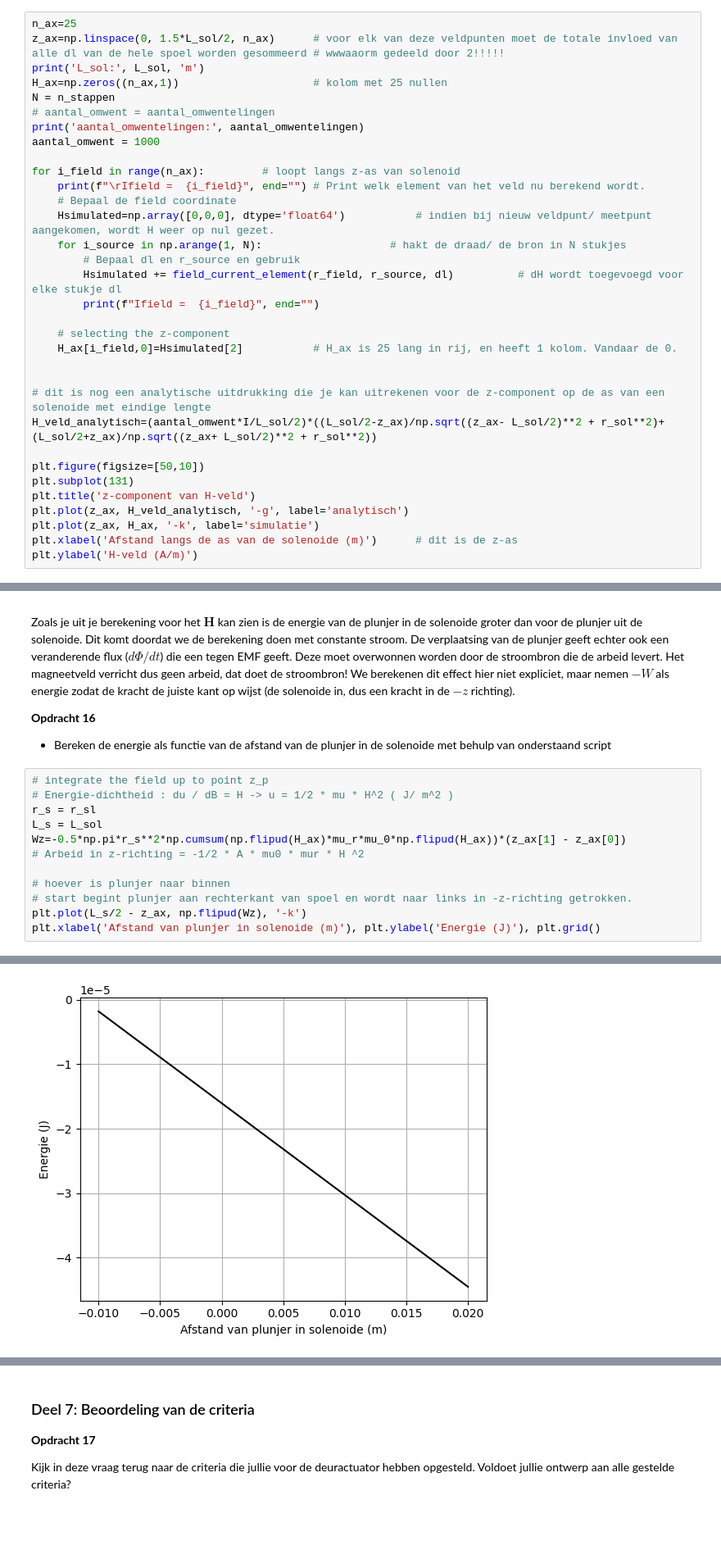
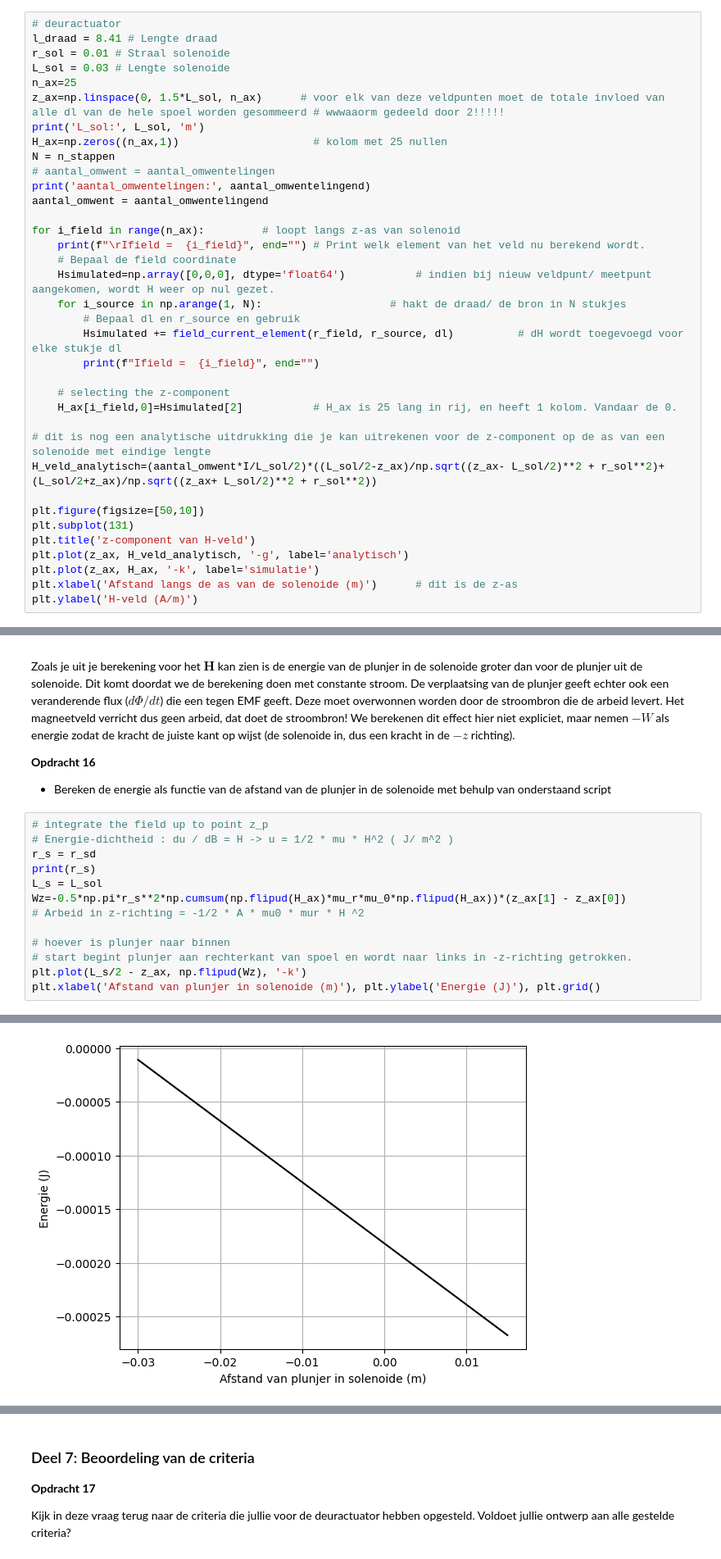
Before and after one commit to ElineSerpenti/opdrachten-DEF-D.EALSerpenti, a Jupyter notebook: Digital ontwerpopdracht 2/2KrachtactuatorOpdracht/KrachtactuatorOpdracht.ipynb, the cells around one changed output, grey strips where cells are left out. Shown at 82% size. Cells and saved outputs as stored; diff of their text form; blank space fills up the shorter version.

```diff
--- a/Digital ontwerpopdracht 2/2KrachtactuatorOpdracht/KrachtactuatorOpdracht.ipynb
+++ b/Digital ontwerpopdracht 2/2KrachtactuatorOpdracht/KrachtactuatorOpdracht.ipynb
@@ -835,14 +835,18 @@ Omdat onze solenoide niet oneindig lang is zal het veld in de solenoide niet uni
 
 Bereken de $z$-component van het $\mathbf{H}$-veld op de as van de solenoide over het interval $z \in [0, 1.5L_s]$ in 25 stappen. Je moet nu dus op elk veld-punt met behulp Biot-Savart de bijdragen van alle stroomelementen integreren. Maak een grafiek van de $z$-component van het $\mathbf{H}$-veld tegen $z$.
 # %%
+# deuractuator
+l_draad = 8.41 # Lengte draad
+r_sol = 0.01 # Straal solenoide
+L_sol = 0.03 # Lengte solenoide
 n_ax=25
-z_ax=np.linspace(0, 1.5*L_sol/2, n_ax)      # voor elk van deze veldpunten moet de totale invloed van alle dl van de hele spoel worden gesommeerd # wwwaaorm gedeeld door 2!!!!!
+z_ax=np.linspace(0, 1.5*L_sol, n_ax)      # voor elk van deze veldpunten moet de totale invloed van alle dl van de hele spoel worden gesommeerd # wwwaaorm gedeeld door 2!!!!!
 print('L_sol:', L_sol, 'm')
 H_ax=np.zeros((n_ax,1))                     # kolom met 25 nullen
 N = n_stappen
 # aantal_omwent = aantal_omwentelingen
-print('aantal_omwentelingen:', aantal_omwentelingen)
-aantal_omwent = 1000
+print('aantal_omwentelingen:', aantal_omwentelingend)
+aantal_omwent = aantal_omwentelingend
 
 for i_field in range(n_ax):         # loopt langs z-as van solenoid
     print(f"\rIfield =  {i_field}", end="") # Print welk element van het veld nu berekend wordt.
@@ -856,7 +860,6 @@ for i_field in range(n_ax):         # loopt langs z-as van solenoid
     # selecting the z-component
     H_ax[i_field,0]=Hsimulated[2]           # H_ax is 25 lang in rij, en heeft 1 kolom. Vandaar de 0.
 
-
 # dit is nog een analytische uitdrukking die je kan uitrekenen voor de z-component op de as van een solenoide met eindige lengte
 H_veld_analytisch=(aantal_omwent*I/L_sol/2)*((L_sol/2-z_ax)/np.sqrt((z_ax- L_sol/2)**2 + r_sol**2)+(L_sol/2+z_ax)/np.sqrt((z_ax+ L_sol/2)**2 + r_sol**2))
 
@@ -888,7 +891,8 @@ Zoals je uit je berekening voor het $\mathbf{H}$ kan zien is de energie van de p
 # %%
 # integrate the field up to point z_p
 # Energie-dichtheid : du / dB = H -> u = 1/2 * mu * H^2 ( J/ m^2 )
-r_s = r_sl
+r_s = r_sd
+print(r_s)
 L_s = L_sol
 Wz=-0.5*np.pi*r_s**2*np.cumsum(np.flipud(H_ax)*mu_r*mu_0*np.flipud(H_ax))*(z_ax[1] - z_ax[0])           # Arbeid in z-richting = -1/2 * A * mu0 * mur * H ^2
 
@@ -903,4 +908,4 @@ plt.xlabel('Afstand van plunjer in solenoide (m)'), plt.ylabel('Energie (J)'), p
-[figure, old version]
+[figure, new version]
 # %%
 force_analytical = -mu_0*mu_r*np.pi*r_s**2*aantal_omwent**2*I**2/2/L_s**2 # Kracht uitrekenen numeriek
 force_numerical=np.diff(Wz, n=1, append=[0])/(z_ax[1] - z_ax[0]) # Kracht uitrekenen
```
Also changed, not shown: parts of 6 cells of this notebook.
